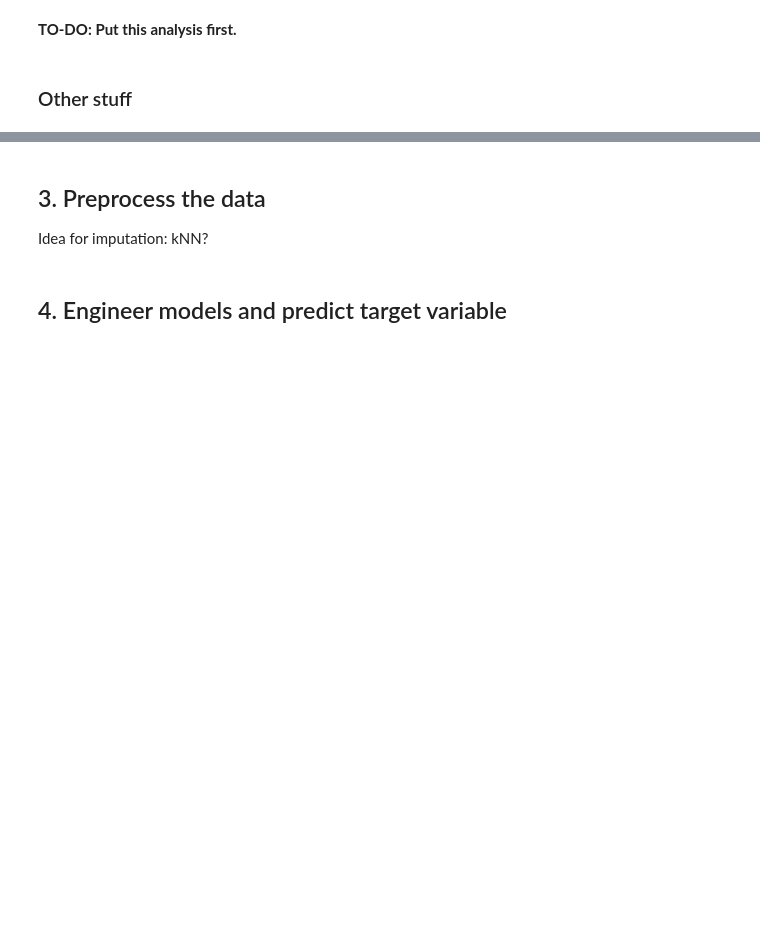
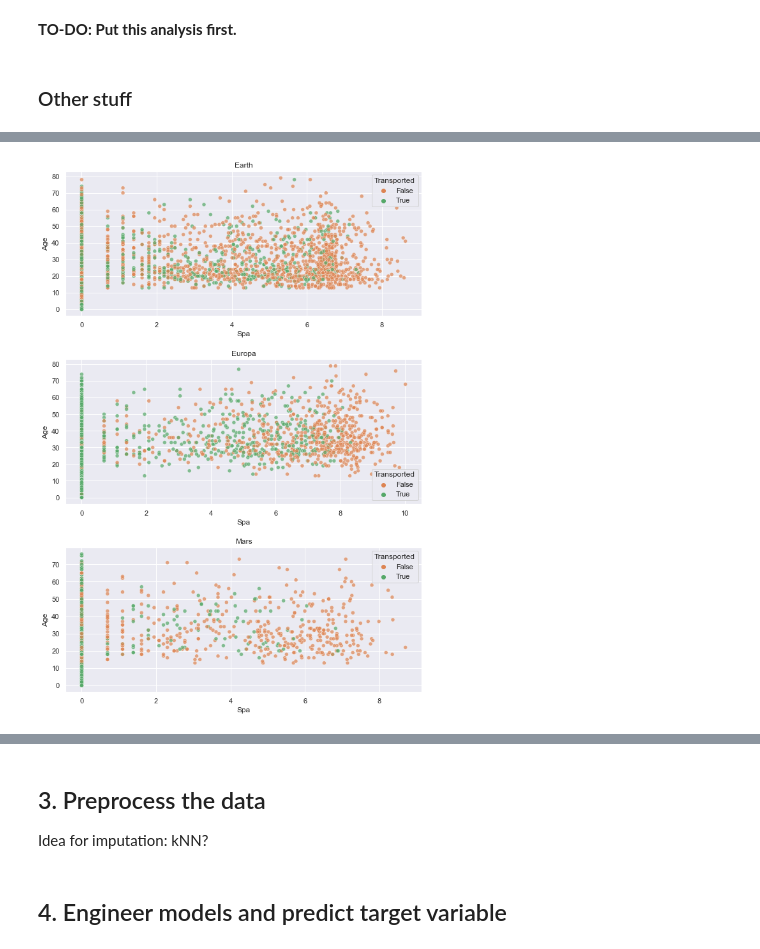
Before and after one commit to PatrickSVM/Spaceship-Titanic-Kaggle-Challenge, a Jupyter notebook: Spaceship_Titanic.ipynb, the cells around one changed output, grey strips where cells are left out. Saved outputs shown, nothing was run; the diff lists cells and outputs as text; code cells hidden in the pictures; blank space fills up the shorter version.

```diff
--- a/Spaceship_Titanic.ipynb
+++ b/Spaceship_Titanic.ipynb
@@ -651,2 +652,17 @@ scatt = sns.scatterplot(x=np.log(train.Spa+1), y=train.Age, hue=train.Transporte
+# %%
+# Seperated
+home_pl = train.groupby("HomePlanet")
+i=1
+fig = plt.figure(figsize=(10,15))
+for key, df in home_pl:
+    plt.subplot(3,1,i)
+    sc = sns.scatterplot(x=np.log(df.Spa+1), y=df.Age, hue=train.Transported, palette=["C1", "C2"], alpha=0.7)
+    sc.set(title=key)
+    i+=1
+# color=f"C{i-1}"
+fig.subplots_adjust(hspace=0.3)
+plt.show()
+# %% [output]
+[figure, added]
 # %%
 from matplotlib.colors import LinearSegmentedColormap
```
Also changed, not shown: parts of 15 cells of this notebook.
